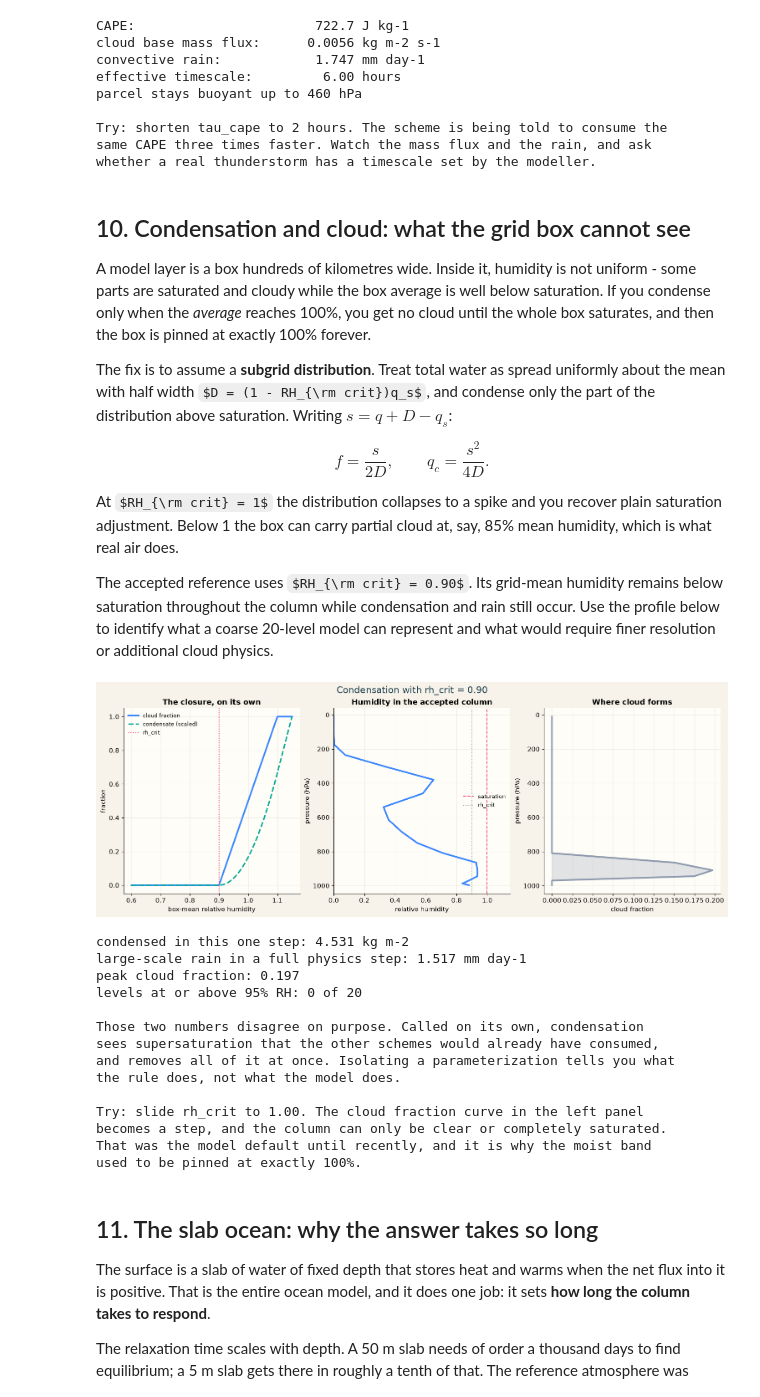
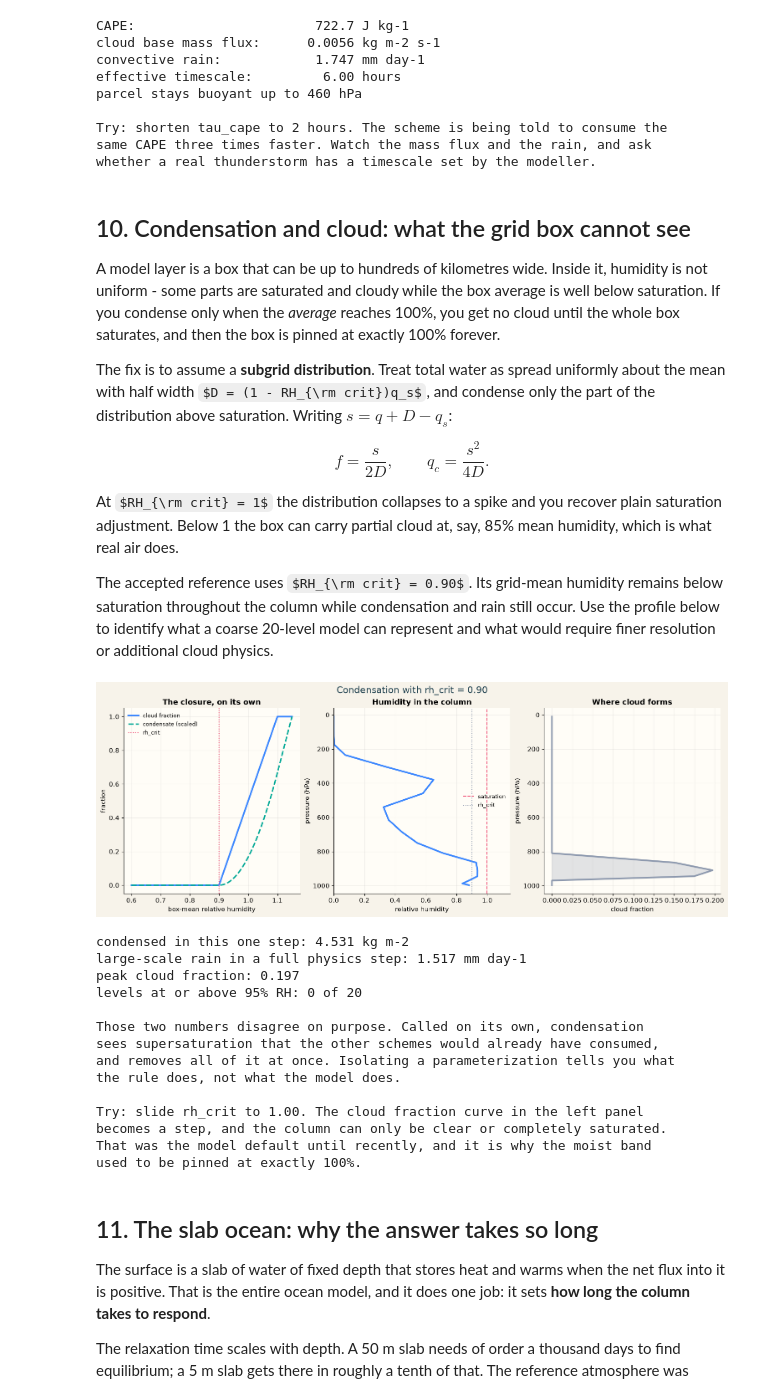
Before and after one commit to evanwellmeyer/GCM, a Jupyter notebook: notebooks/01_meet_the_column.ipynb, the cells around one changed output. Cells and saved outputs as stored; diff of their text form; code cells hidden in the pictures; some formulas as TeX source.

```diff
--- a/notebooks/01_meet_the_column.ipynb
+++ b/notebooks/01_meet_the_column.ipynb
@@ -967,7 +966,7 @@ whether a real thunderstorm has a timescale set by the modeller.
 # %% [markdown]
 ## 10. Condensation and cloud: what the grid box cannot see
 
-A model layer is a box hundreds of kilometres wide. Inside it, humidity is not
+A model layer is a box that can be up to hundreds of kilometres wide. Inside it, humidity is not
 uniform - some parts are saturated and cloudy while the box average is well
 below saturation. If you condense only when the *average* reaches 100%, you get
 no cloud until the whole box saturates, and then the box is pinned at exactly
@@ -1031,37 +1030,37 @@ axes[1].axvline(1.0, color=colors['heat'], linestyle='--', linewidth=1.4,
 axes[1].axvline(float(rh_critical), color=colors['cloud'], linestyle=':',
                 linewidth=1.4, label='rh_crit')
 axes[1].set(xlabel='relative humidity', xlim=(0, 1.15),
-            title='Humidity in the accepted column')
+            title='Humidity in the column')
 axes[1].legend(frameon=False, fontsize=9, loc='center right')
 pressure_axis(axes[1])
 
 axes[2].plot(fraction, pressure, color=colors['cloud'], linewidth=2.8)
 axes[2].fill_betweenx(pressure, 0, fraction, color=colors['cloud'], alpha=0.25)
 axes[2].set(xlabel='cloud fraction', title='Where cloud forms')
 pressure_axis(axes[2])
 
 fig.suptitle(f'Condensation with rh_crit = {rh_critical:.2f}',
              fontsize=16, color=colors['storm'])
 plt.show()
 
 _, full_step, _ = physics_step(deepcopy(state), grid, params)
 print(f"condensed in this one step: {output['precip'][0].item() * params['dt']:.3f} kg m-2")
 print(f"large-scale rain in a full physics step: "
       f"{full_step['precip_ls'][0].item() * 86400:.3f} mm day-1")
 print(f"peak cloud fraction: {fraction.max():.3f}")
 print(f"levels at or above 95% RH: {(humidity >= 0.95).sum()} of {len(humidity)}")
 print()
 print('Those two numbers disagree on purpose. Called on its own, condensation')
 print('sees supersaturation that the other schemes would already have consumed,')
 print('and removes all of it at once. Isolating a parameterization tells you what')
 print('the rule does, not what the model does.')
 print()
 print('Try: slide rh_crit to 1.00. The cloud fraction curve in the left panel')
 print('becomes a step, and the column can only be clear or completely saturated.')
 print('That was the model default until recently, and it is why the moist band')
 print('used to be pinned at exactly 100%.')
 # %% [output]
-[figure, old version]
+[figure, new version]
 condensed in this one step: 4.531 kg m-2
 large-scale rain in a full physics step: 1.517 mm day-1
 peak cloud fraction: 0.197
```
Also changed, not shown: parts of 5 cells of this notebook.
